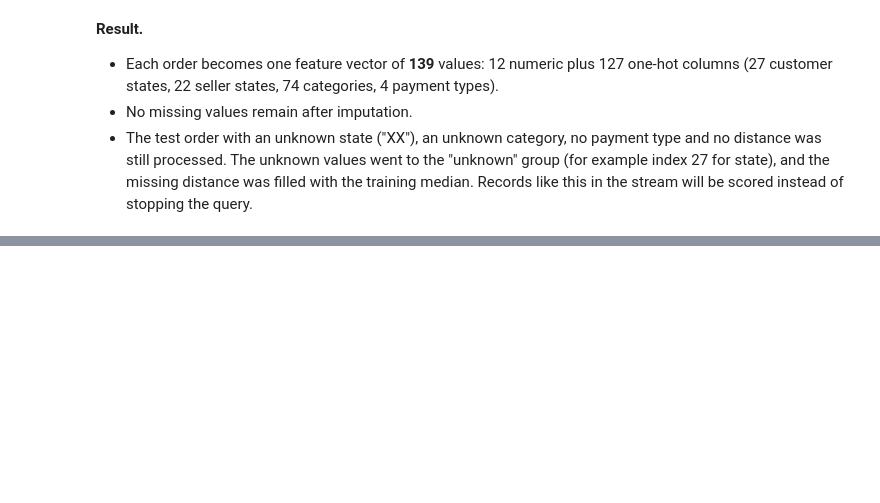
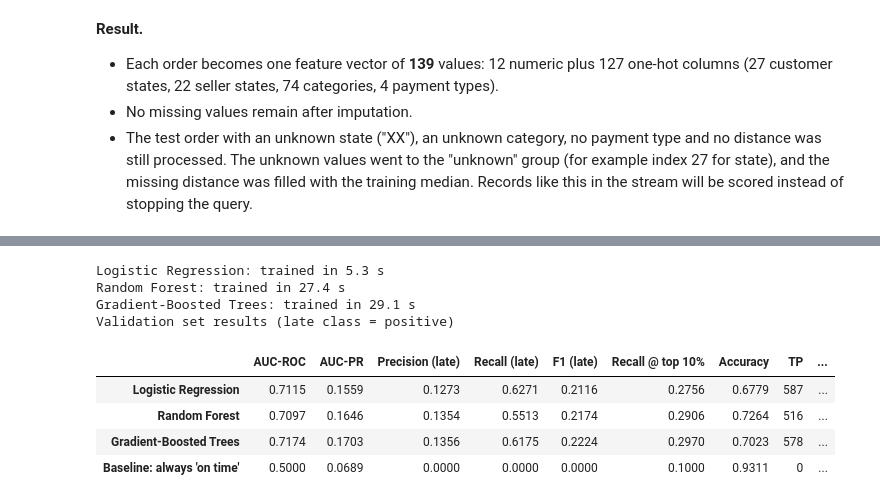
Before and after one commit to ndec0001-max/ITO5202_A2, a Jupyter notebook: assessment2.ipynb, the cells around one changed output, grey strips where cells are left out. Drawn from its saved outputs; the diff is of its cells as text; code cells hidden in the pictures; blank space fills up the shorter version.

```diff
--- a/assessment2.ipynb
+++ b/assessment2.ipynb
@@ -1178,0 +1279,37 @@ a null distance is replaced by the training median of log(1 + distance).
+# %%
+# ---------------------------------------------------------------
+# Train each model on the fit set, evaluate on the validation set
+# ---------------------------------------------------------------
+results, fitted = {}, {}
+for name, clf in models.items():
+    start = time.time()
+    model = Pipeline(stages=feature_stages + [clf]).fit(fit_w)   # 6 feature stages + classifier
+    train_secs = time.time() - start
+    fitted[name] = model
+    results[name] = {**evaluate(model.transform(val_df)), "Train time (s)": round(train_secs, 1)}
+    print(f"{name}: trained in {train_secs:.1f} s")
+
+# Reference row: predicting 'on time' for every order
+results["Baseline: always 'on time'"] = {
+    "AUC-ROC": 0.5, "AUC-PR": n_val_late / n_val, "Precision (late)": 0.0,
+    "Recall (late)": 0.0, "F1 (late)": 0.0, "Recall @ top 10%": 0.10,
+    "Accuracy": 1 - n_val_late / n_val,
+    "TP": 0, "FP": 0, "FN": n_val_late, "TN": n_val - n_val_late, "Train time (s)": 0.0}
+
+comparison = pd.DataFrame(results).T
+metric_cols = ["AUC-ROC", "AUC-PR", "Precision (late)", "Recall (late)", "F1 (late)",
+               "Recall @ top 10%", "Accuracy"]
+comparison[metric_cols] = comparison[metric_cols].astype(float).round(4)
+comparison[["TP", "FP", "FN", "TN"]] = comparison[["TP", "FP", "FN", "TN"]].astype(int)
+print("Validation set results (late class = positive)")
+comparison
+# %% [output]
+Logistic Regression: trained in 5.3 s
+Random Forest: trained in 27.4 s
+Gradient-Boosted Trees: trained in 29.1 s
+Validation set results (late class = positive)
+|  | AUC-ROC | AUC-PR | Precision (late) | Recall (late) | F1 (late) | Recall @ top 10% | Accuracy | TP | ... |
+| Logistic Regression | 0.7115 | 0.1559 | 0.1273 | 0.6271 | 0.2116 | 0.2756 | 0.6779 | 587 | ... |
+| Random Forest | 0.7097 | 0.1646 | 0.1354 | 0.5513 | 0.2174 | 0.2906 | 0.7264 | 516 | ... |
+| Gradient-Boosted Trees | 0.7174 | 0.1703 | 0.1356 | 0.6175 | 0.2224 | 0.2970 | 0.7023 | 578 | ... |
+| Baseline: always 'on time' | 0.5000 | 0.0689 | 0.0000 | 0.0000 | 0.0000 | 0.1000 | 0.9311 | 0 | ... |
```
Also changed, not shown: parts of 11 cells of this notebook.
